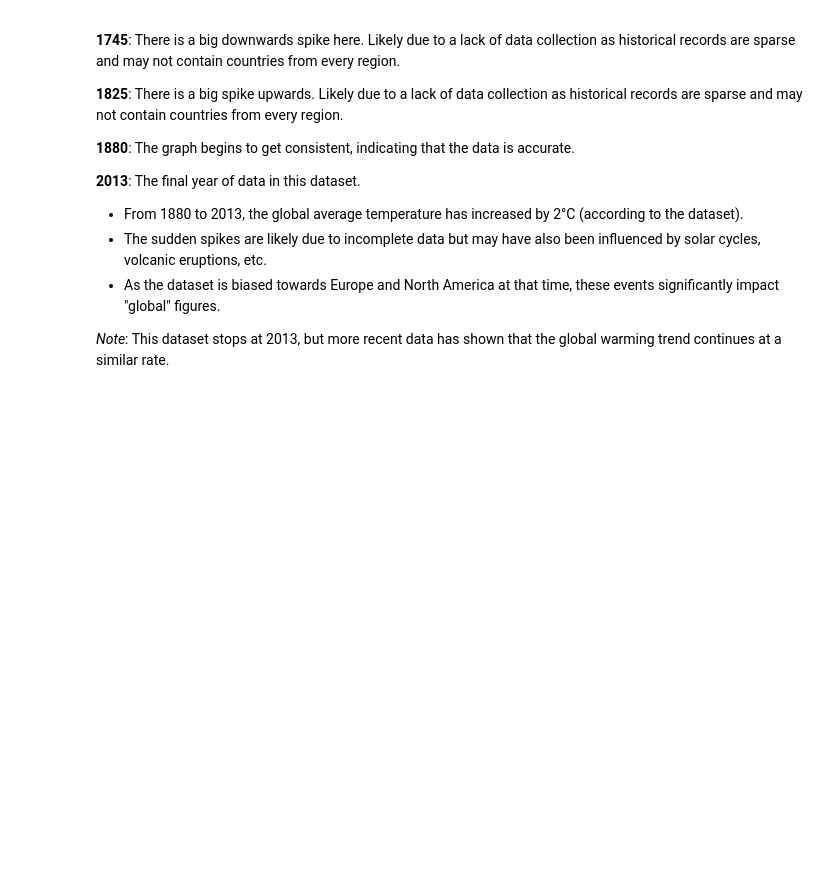
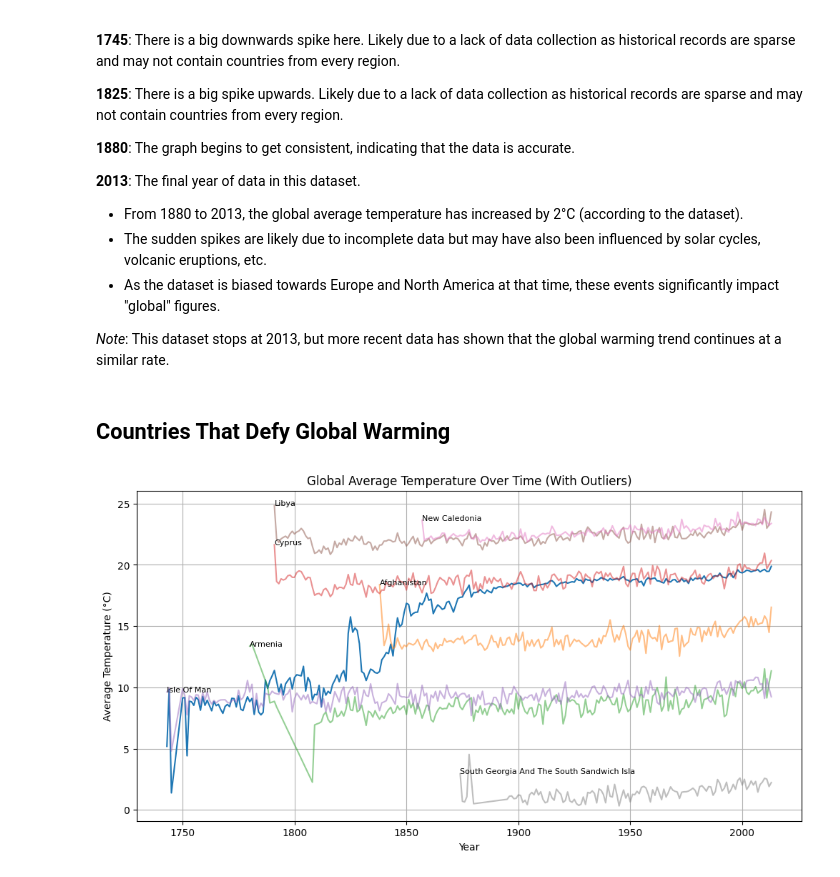
Before and after one commit to AbiPatti/GlobalTemperatureAnalysis, a Jupyter notebook: notebooks/02_visualization.ipynb, the cells around one changed output. Drawn from its saved outputs; the diff is of its cells as text; code cells hidden in the pictures; blank space fills up the shorter version.

Commit message:
Plotted and described "outliers"

```diff
--- a/notebooks/02_visualization.ipynb
+++ b/notebooks/02_visualization.ipynb
@@ -149,3 +149,33 @@ We can see that there are big spikes in both directions in the historical data.
 - As the dataset is biased towards Europe and North America at that time, these events significantly impact "global" figures.
 
 *Note*: This dataset stops at 2013, but more recent data has shown that the global warming trend continues at a similar rate.
+# %% [markdown]
+## Countries That Defy Global Warming
+# %%
+# Create a line plot of yearly global average temperatures over time
+plt.figure(figsize=(12, 6))
+plt.plot(df_yearly_global_avg["Year"], df_yearly_global_avg["AverageTemperature"])
+plt.title("Global Average Temperature Over Time (With Outliers)")
+plt.xlabel("Year")
+plt.ylabel("Average Temperature (°C)")
+plt.grid(True)
+
+# Read yearly country average temperatures CSV into DataFrame
+df_yearly_country_avg = pd.read_csv("../data/analysis/YearlyCountryAverageTemperatures.csv")
+
+# Read cooling countries data from CSV into DataFrame
+df_cooling_countries = pd.read_csv("../data/analysis/CoolingCountries.csv")
+
+# Add lines for cooling countries on plot
+for index, row in df_cooling_countries.iterrows():
+    # Get data for the specific country
+    country_data = df_yearly_country_avg[df_yearly_country_avg["Country"] == row["Country"]]
+    # Plot the country's temperature trend
+    plt.plot(country_data["Year"], country_data["AverageTemperature"], label=row["Country"], alpha=0.5)
+
+    # Add text annotation for the country at the start of the line
+    plt.text(country_data["Year"].iloc[0], country_data["AverageTemperature"].iloc[0], row["Country"], fontsize=8)
+
+plt.show()
+# %% [output]
+[figure, added]
```
Also changed, not shown: parts of 2 cells of this notebook.
